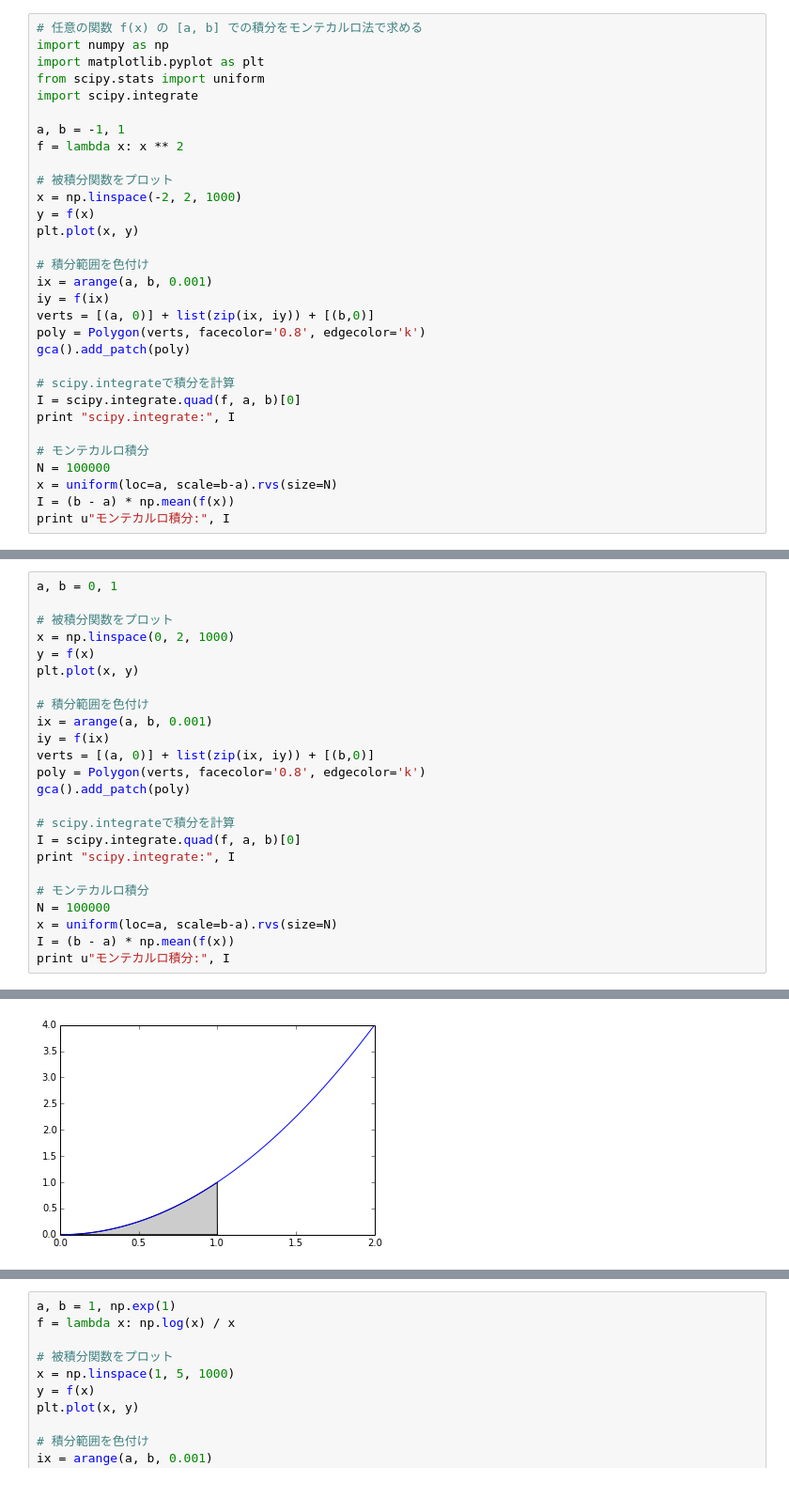
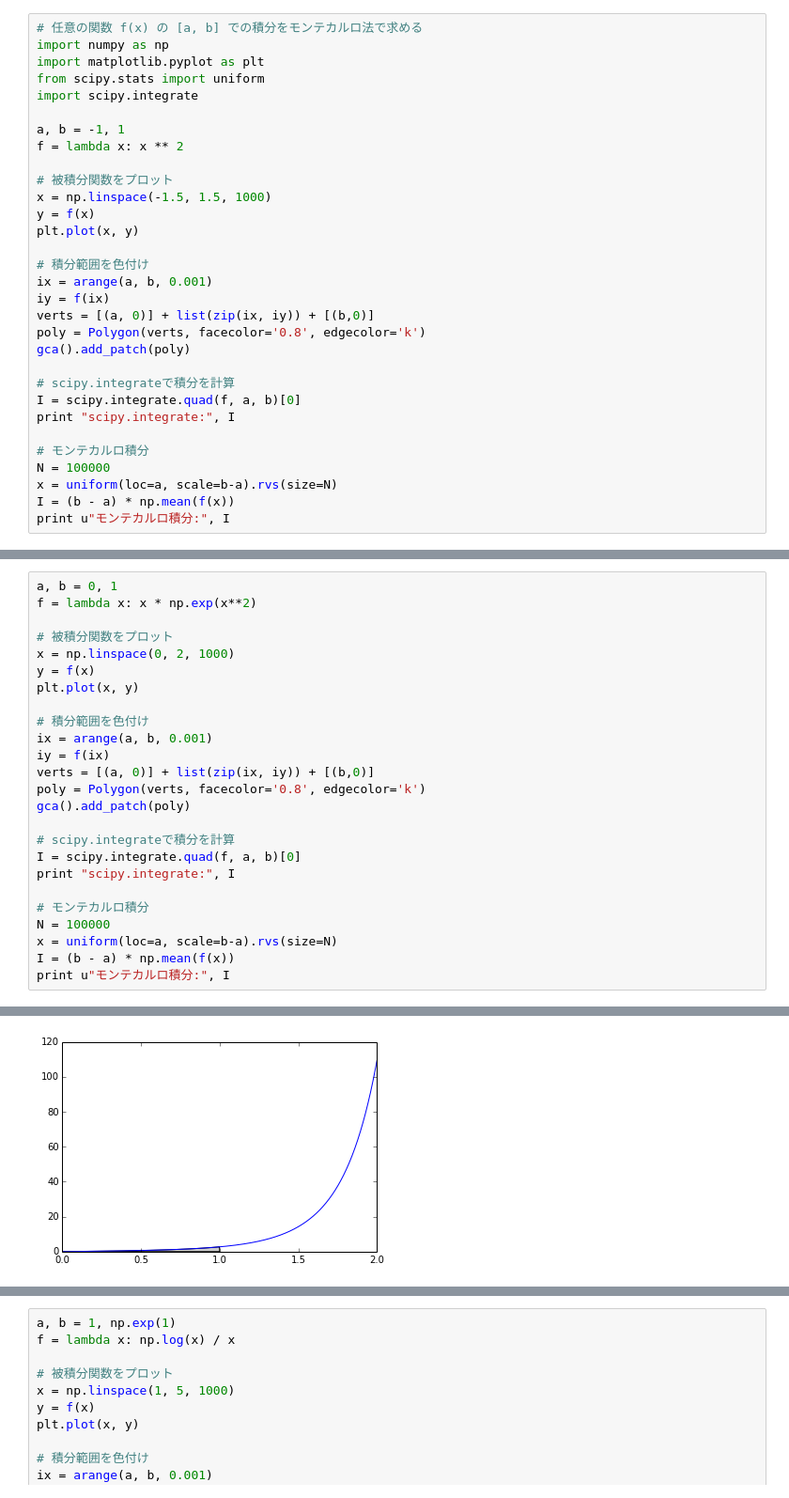
Before and after one commit to aidiary/PRML, a Jupyter notebook: ch11/monte_carlo_integration.ipynb, the cells around one changed output, grey strips where cells are left out. Shown: that part at 94% size. Saved outputs shown, nothing was run; the diff lists cells and outputs as text.

```diff
--- a/ch11/monte_carlo_integration.ipynb
+++ b/ch11/monte_carlo_integration.ipynb
@@ -9,7 +9,7 @@ a, b = -1, 1
 f = lambda x: x ** 2
 
 # 被積分関数をプロット
-x = np.linspace(-2, 2, 1000)
+x = np.linspace(-1.5, 1.5, 1000)
 y = f(x)
 plt.plot(x, y)
 
@@ -36,5 +36,6 @@ scipy.integrate: 0.666666666667
 # %%
 a, b = 0, 1
+f = lambda x: x * np.exp(x**2)
 
 # 被積分関数をプロット
 x = np.linspace(0, 2, 1000)
@@ -63,4 +64,4 @@ scipy.integrate: 0.333333333333
-[figure, old version]
+[figure, new version]
 # %%
 a, b = 0, 1
 f = lambda x: x**2 * np.exp(2*x)
```
Also changed, not shown: parts of 5 cells of this notebook.
